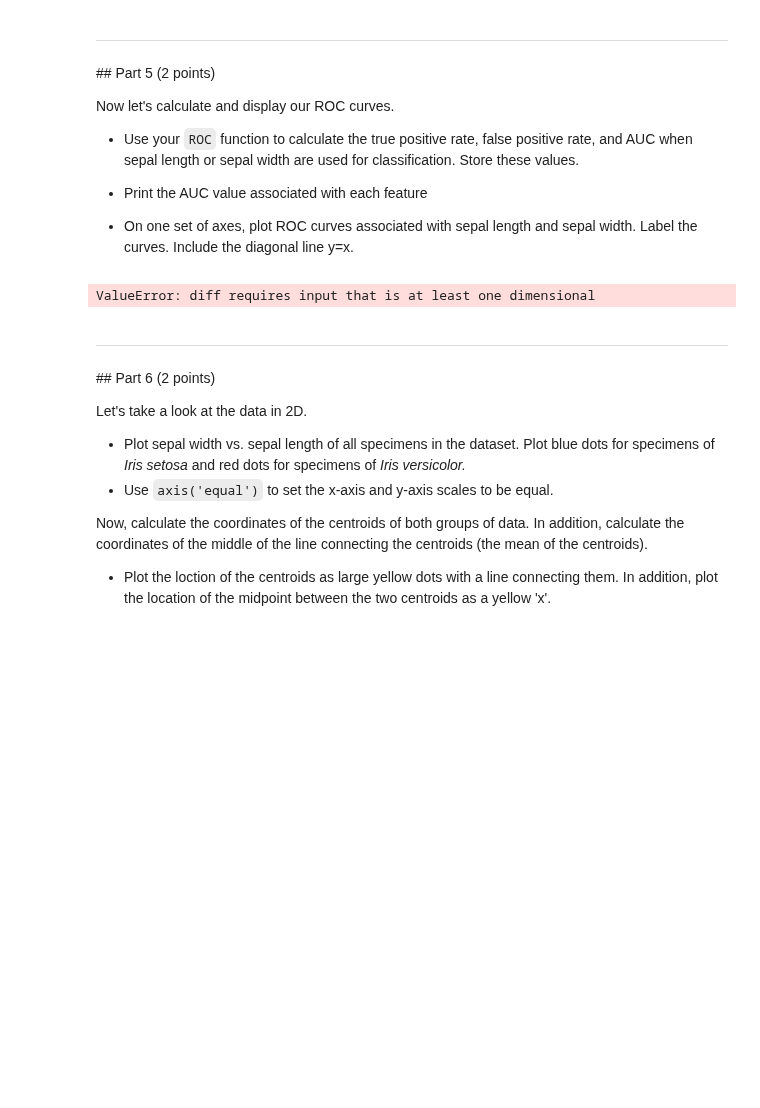
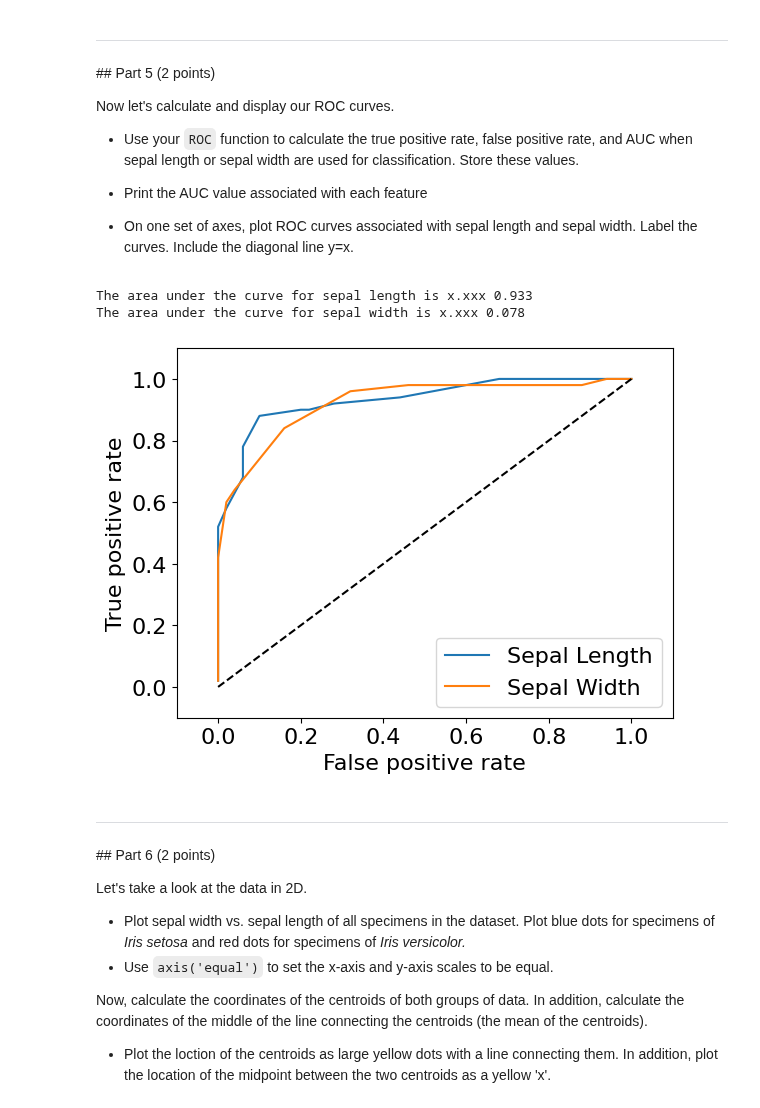
Before and after one commit to Urvi-M/BE559, a Jupyter notebook: Homework3_part1_v1.ipynb, the cells around one changed output. Saved outputs shown, nothing was run; the diff lists cells and outputs as text; code cells hidden in the pictures; blank space fills up the shorter version.

```diff
--- a/Homework3_part1_v1.ipynb
+++ b/Homework3_part1_v1.ipynb
@@ -167,11 +167,14 @@ This function should be structured as follows:
 def ROC(data,group):
   # data is a 1-D array with sepal length/width values for both species[100x1]
   # group is a 2-D array with data,0/1 for class information[100x2]
-  threshold = np.arange(min(data),max(data),50)
+  threshold = np.linspace(min(data),max(data),50)
   # threshold has 50 values
-  for i in threshold:
-    tp= np.sum(group[:,1==0]>i)/np.sum(data[0:50])
-    fp= np.sum(group[:,1==1]<i)/np.sum(data[50:100])
+  tp =np.zeros(len(threshold))
+  fp =np.zeros(len(threshold))
+  for i in range(len(threshold)):
+    tp[i]=np.sum((data >= threshold[i]) & (group[1, :] == 1))/np.sum(group[1, :] == 1)
+    # print(np.shape(tp))
+    fp[i]= np.sum((data >= threshold[i]) & (group[1, :] == 0))/np.sum(group[1, :] == 0)
     AUC=np.trapz(tp,fp)
   return tp,fp,AUC
 # %% [markdown]
@@ -185,12 +188,28 @@ Now let's calculate and display our ROC curves.
 *   Print the AUC value associated with each feature
 
 *   On one set of axes, plot ROC curves associated with sepal length and sepal width.  Label the curves. Include the diagonal line y=x.
-# %%
-slg= np.array([df['sepallength'][0:100],snum[0:100]])
-swg= np.array([df['sepalwidth'][0:100],snum[0:100]])
-ROC(sl,slg)
-# %% [output]
-ValueError: diff requires input that is at least one dimensional
+# %%
+slg= np.array([df['sepallength'][0:100],snum[0:100]])
+swg= np.array([df['sepalwidth'][0:100],snum[0:100]])
+# print(np.shape(slg))
+tpl,fpl,al =ROC(sl[0:100],slg)
+tpw,fpw,aw =ROC(sw[0:100],swg)
+print(f'The area under the curve for sepal length is x.xxx {np.abs(al):.3f}')
+print(f'The area under the curve for sepal width is x.xxx {np.abs(aw):.3f}')
+
+plt.plot(fpl,tpl,label='Sepal Length')
+plt.plot(tpw,fpw,label='Sepal Width')
+plt.plot([0,1],[0,1],'k--')
+plt.xlim([-0.1,1.1])
+plt.ylim([-0.1,1.1])
+plt.xlabel('False positive rate')
+plt.ylabel('True positive rate')
+plt.legend()
+plt.show()
+# %% [output]
+The area under the curve for sepal length is x.xxx 0.933
+The area under the curve for sepal width is x.xxx 0.078
+[figure, added]
 # %% [markdown]
 ---
 ## Part 6 (2 points)
```
Also changed, not shown: parts of 7 cells of this notebook.
